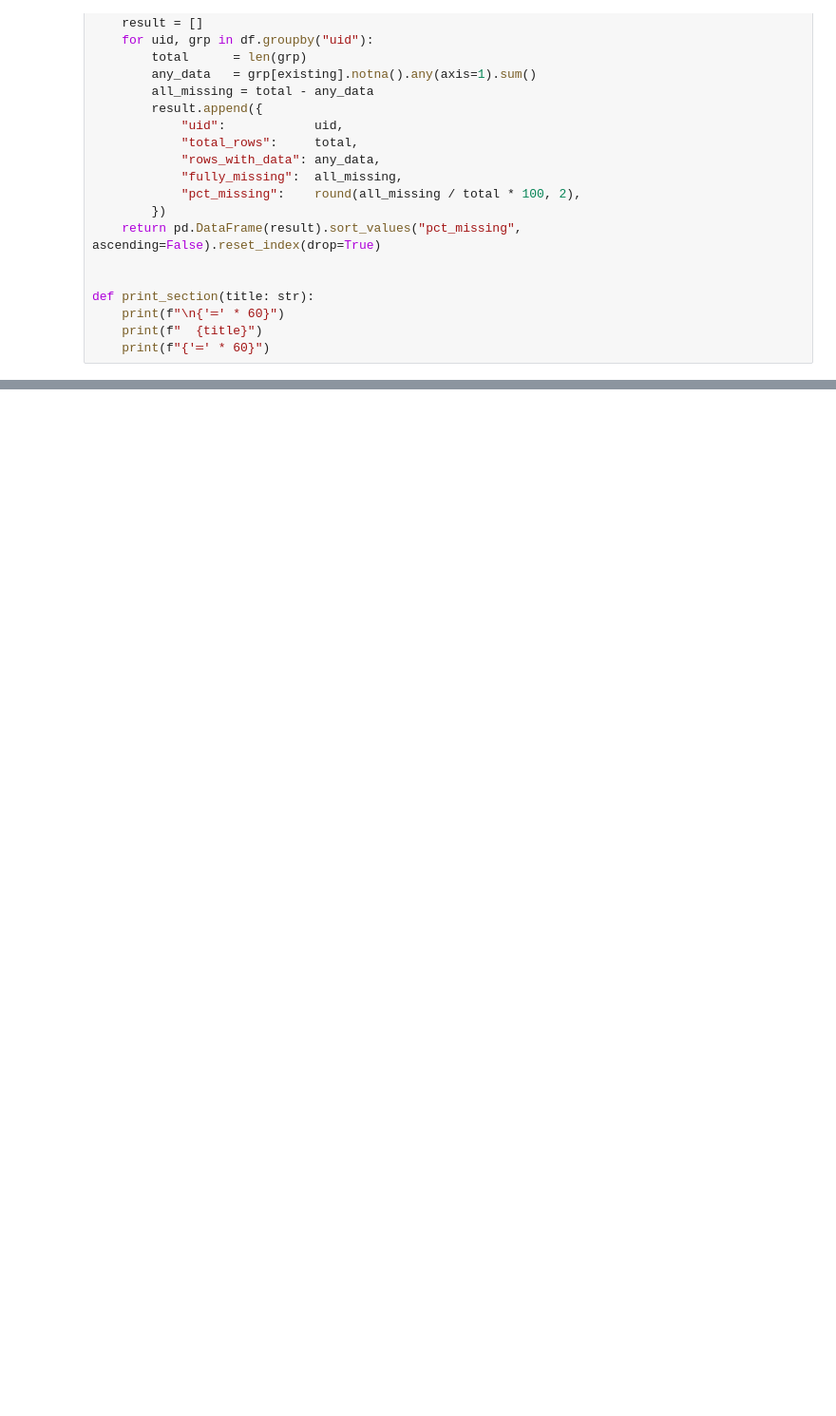
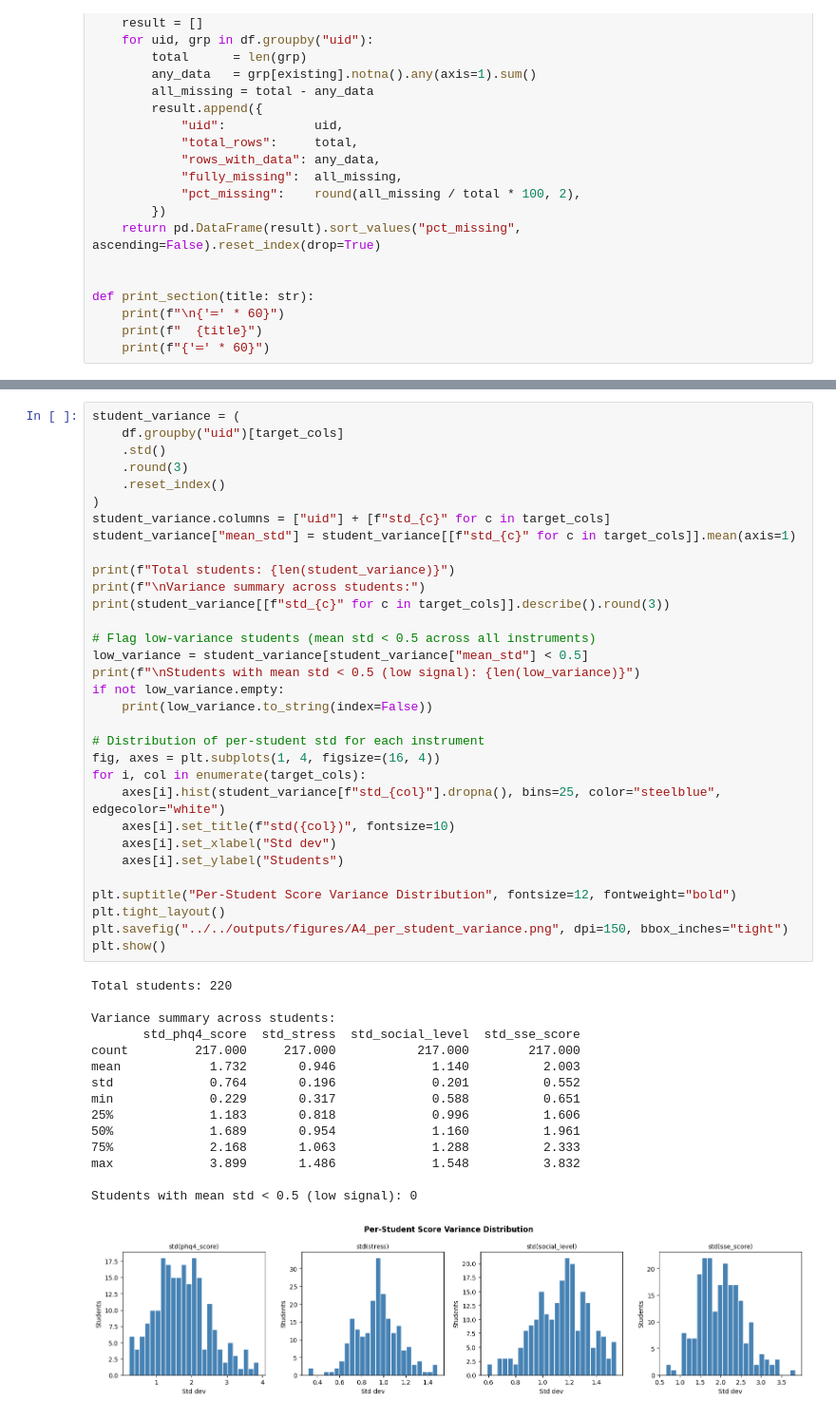
Before and after one commit to kristinajoks/mlops-pipeline-demo, a Jupyter notebook: notebooks/phase1_data_understanding/02_EMA_analysis.ipynb, the cells around one changed output, grey strips where cells are left out. Shown at 95% size. Drawn from its saved outputs; the diff is of its cells as text; blank space fills up the shorter version.

```diff
--- a/notebooks/phase1_data_understanding/02_EMA_analysis.ipynb
+++ b/notebooks/phase1_data_understanding/02_EMA_analysis.ipynb
@@ -255,0 +464,48 @@ run_whole_table_analysis(path, save=True)
+# %%
+student_variance = (
+    df.groupby("uid")[target_cols]
+    .std()
+    .round(3)
+    .reset_index()
+)
+student_variance.columns = ["uid"] + [f"std_{c}" for c in target_cols]
+student_variance["mean_std"] = student_variance[[f"std_{c}" for c in target_cols]].mean(axis=1)
+
+print(f"Total students: {len(student_variance)}")
+print(f"\nVariance summary across students:")
+print(student_variance[[f"std_{c}" for c in target_cols]].describe().round(3))
+
+# Flag low-variance students (mean std < 0.5 across all instruments)
+low_variance = student_variance[student_variance["mean_std"] < 0.5]
+print(f"\nStudents with mean std < 0.5 (low signal): {len(low_variance)}")
+if not low_variance.empty:
+    print(low_variance.to_string(index=False))
+
+# Distribution of per-student std for each instrument
+fig, axes = plt.subplots(1, 4, figsize=(16, 4))
+for i, col in enumerate(target_cols):
+    axes[i].hist(student_variance[f"std_{col}"].dropna(), bins=25, color="steelblue", edgecolor="white")
+    axes[i].set_title(f"std({col})", fontsize=10)
+    axes[i].set_xlabel("Std dev")
+    axes[i].set_ylabel("Students")
+
+plt.suptitle("Per-Student Score Variance Distribution", fontsize=12, fontweight="bold")
+plt.tight_layout()
+plt.savefig("../../outputs/figures/A4_per_student_variance.png", dpi=150, bbox_inches="tight")
+plt.show()
+# %% [output]
+Total students: 220
+
+Variance summary across students:
+       std_phq4_score  std_stress  std_social_level  std_sse_score
+count         217.000     217.000           217.000        217.000
+mean            1.732       0.946             1.140          2.003
+std             0.764       0.196             0.201          0.552
+min             0.229       0.317             0.588          0.651
+25%             1.183       0.818             0.996          1.606
+50%             1.689       0.954             1.160          1.961
+75%             2.168       1.063             1.288          2.333
+max             3.899       1.486             1.548          3.832
+
+Students with mean std < 0.5 (low signal): 0
+[figure, added]
```
Also changed, not shown: parts of 25 cells of this notebook.
